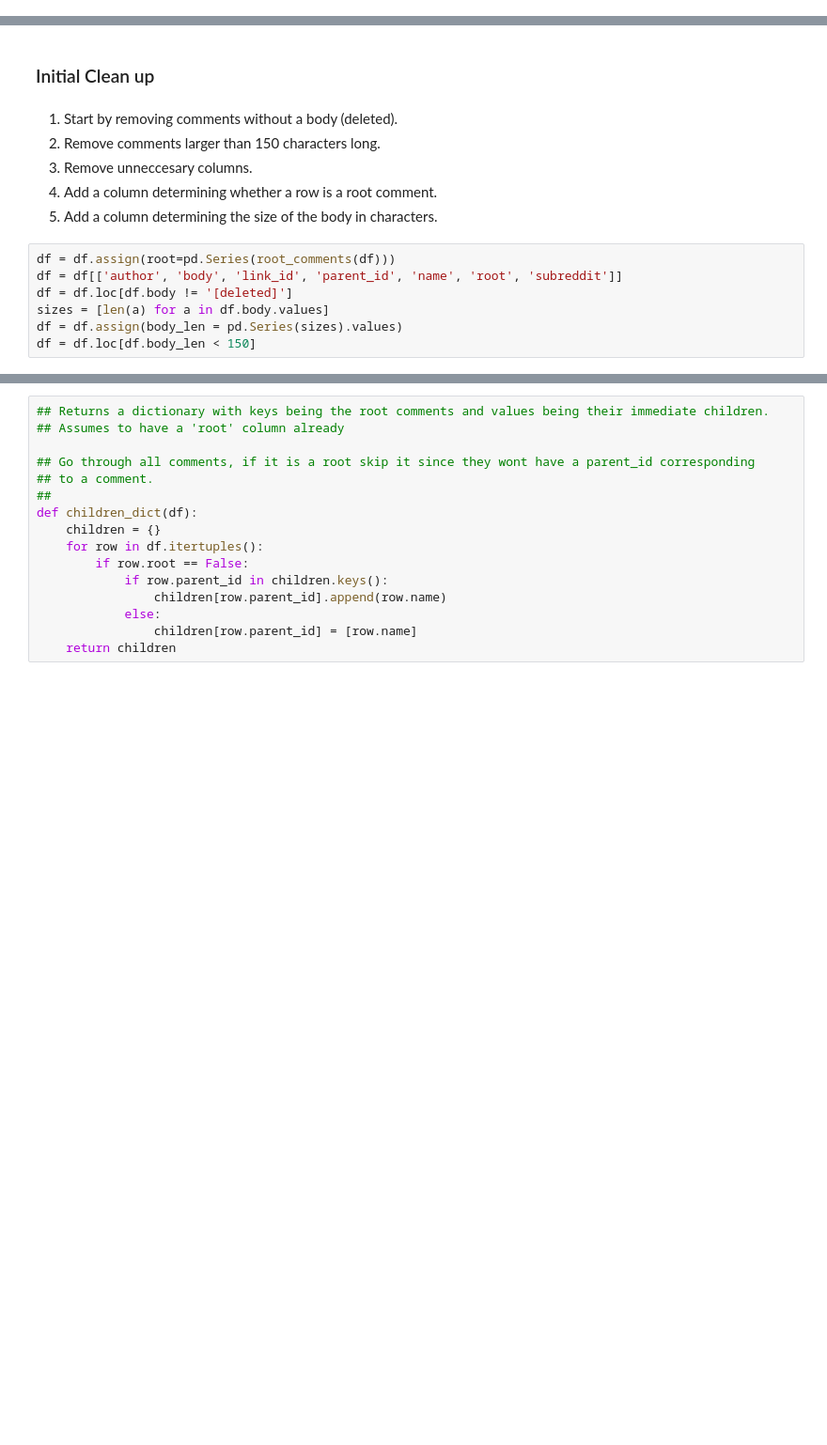
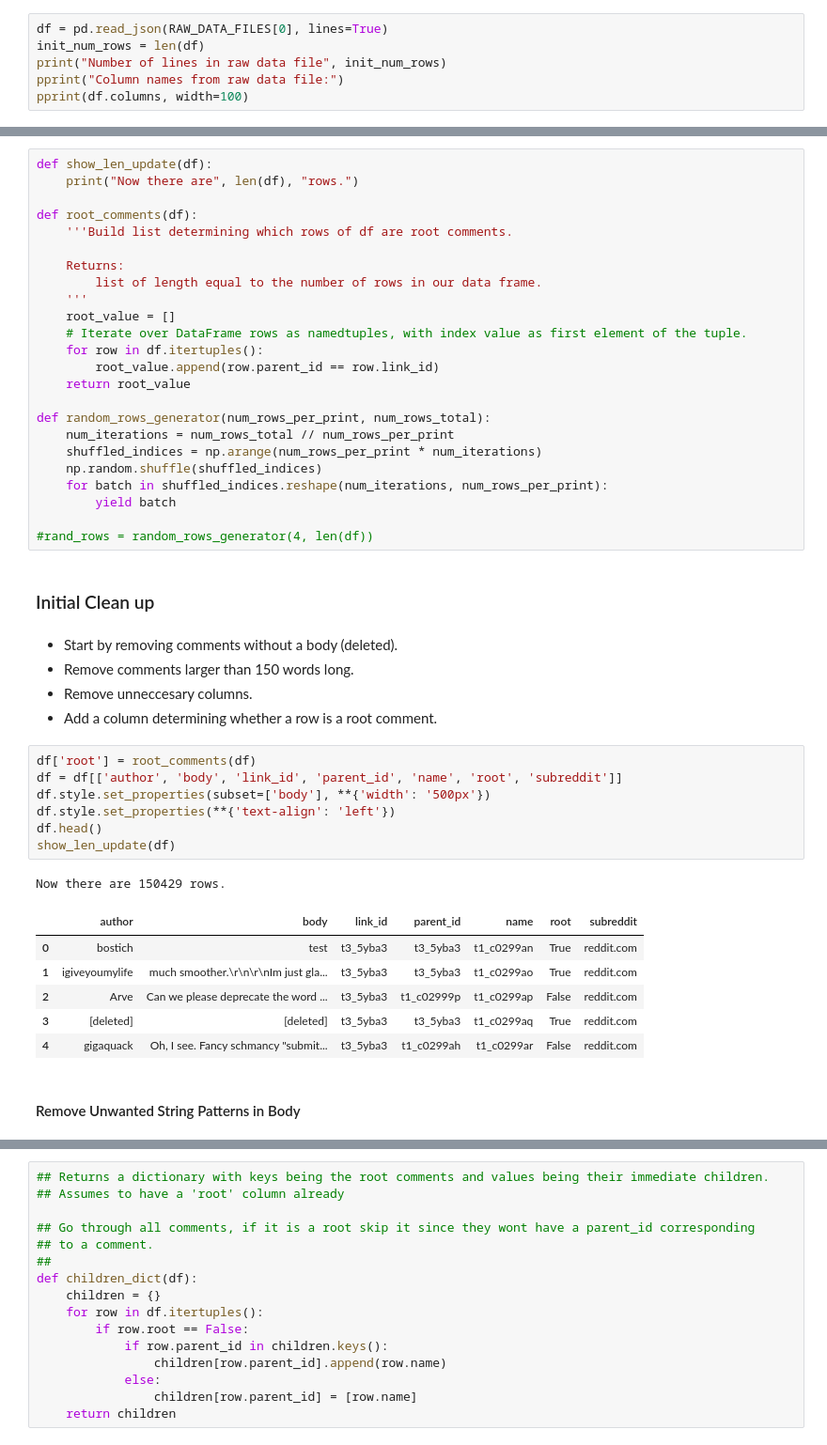
Before and after one commit to mckinziebrandon/DeepChatModels, a Jupyter notebook: notebooks/Reddit Data Pre-Processing.ipynb, the cells around one changed output, grey strips where cells are left out. Shown at 94% size. Drawn from its saved outputs; the diff is of its cells as text; blank space fills up the shorter version.

Commit message:
More Reddit preprocessing.

```diff
--- a/notebooks/Reddit Data Pre-Processing.ipynb
+++ b/notebooks/Reddit Data Pre-Processing.ipynb
@@ -139,0 +48,6 @@ def root_comments(df):
+# %%
+df = pd.read_json(RAW_DATA_FILES[0], lines=True)
+init_num_rows = len(df)
+print("Number of lines in raw data file", init_num_rows)
+pprint("Column names from raw data file:")
+pprint(df.columns, width=100)
@@ -140,15 +63,48 @@ def root_comments(df):
+# %%
+def show_len_update(df):
+    print("Now there are", len(df), "rows.")
+
+def root_comments(df):
+    '''Build list determining which rows of df are root comments.
+
+    Returns:
+        list of length equal to the number of rows in our data frame.
+    '''
+    root_value = []
+    # Iterate over DataFrame rows as namedtuples, with index value as first element of the tuple.
+    for row in df.itertuples():
+        root_value.append(row.parent_id == row.link_id)
+    return root_value
+
+def random_rows_generator(num_rows_per_print, num_rows_total):
+    num_iterations = num_rows_total // num_rows_per_print
+    shuffled_indices = np.arange(num_rows_per_print * num_iterations)
+    np.random.shuffle(shuffled_indices)
+    for batch in shuffled_indices.reshape(num_iterations, num_rows_per_print):
+        yield batch
+
+#rand_rows = random_rows_generator(4, len(df))
 # %% [markdown]
 ### Initial Clean up
 # %% [markdown]
-1. Start by removing comments without a body (deleted).
-2. Remove comments larger than 150 characters long.
-3. Remove unneccesary columns.
-4. Add a column determining whether a row is a root comment.
-5. Add a column determining the size of the body in characters.
+* Start by removing comments without a body (deleted).
+* Remove comments larger than 150 words long.
+* Remove unneccesary columns.
+* Add a column determining whether a row is a root comment.
-# %%
-df = df.assign(root=pd.Series(root_comments(df)))
-df = df[['author', 'body', 'link_id', 'parent_id', 'name', 'root', 'subreddit']]
-df = df.loc[df.body != '[deleted]']
-sizes = [len(a) for a in df.body.values]
-df = df.assign(body_len = pd.Series(sizes).values)
-df = df.loc[df.body_len < 150]
+# %%
+df['root'] = root_comments(df)
+df = df[['author', 'body', 'link_id', 'parent_id', 'name', 'root', 'subreddit']]
+df.style.set_properties(subset=['body'], **{'width': '500px'})
+df.style.set_properties(**{'text-align': 'left'})
+df.head()
+show_len_update(df)
+# %% [output]
+Now there are 150429 rows.
+|  | author | body | link_id | parent_id | name | root | subreddit |
+| 0 | bostich | test | t3_5yba3 | t3_5yba3 | t1_c0299an | True | reddit.com |
+| 1 | igiveyoumylife | much smoother.\r\n\r\nIm just gla... | t3_5yba3 | t3_5yba3 | t1_c0299ao | True | reddit.com |
+| 2 | Arve | Can we please deprecate the word ... | t3_5yba3 | t1_c02999p | t1_c0299ap | False | reddit.com |
+| 3 | [deleted] | [deleted] | t3_5yba3 | t3_5yba3 | t1_c0299aq | True | reddit.com |
+| 4 | gigaquack | Oh, I see. Fancy schmancy "submit... | t3_5yba3 | t1_c0299ah | t1_c0299ar | False | reddit.com |
+# %% [markdown]
+#### Remove Unwanted String Patterns in Body
```
Also changed, not shown: parts of 31 cells of this notebook, 5 other files.
